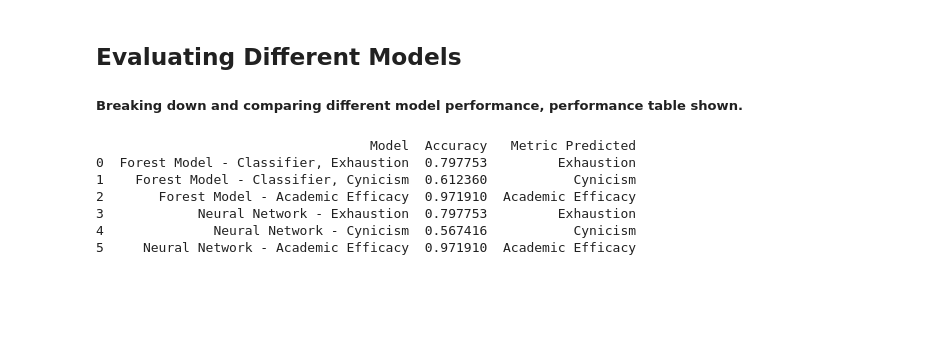
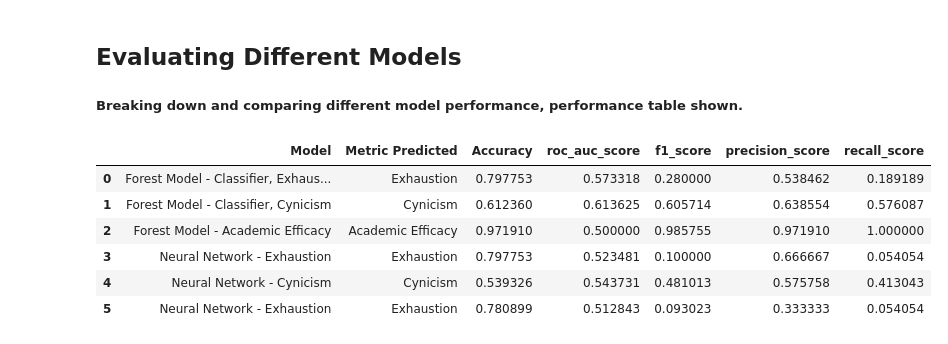
Before and after one commit to OrionSehn-personal/BurnoutPrediction, a Jupyter notebook: Burnout_Analysis.ipynb, the cells around one changed output. Cells and saved outputs as stored; diff of their text form; code cells hidden in the pictures; blank space fills up the shorter version.

```diff
--- a/Burnout_Analysis.ipynb
+++ b/Burnout_Analysis.ipynb
@@ -115,7 +114,7 @@ for train_index, val_index in split.split(data, data["mbi_ex"]):
 
 # Dataframe to hold results on performance of models
 
-results = pd.DataFrame(columns=['Model', 'Accuracy', 'Metric Predicted', 'roc_auc_score', 'f1_score'])
+results = pd.DataFrame(columns=['Model', 'Metric Predicted', 'Accuracy', 'roc_auc_score', 'f1_score', 'precision_score', 'recall_score'])
 # %% [markdown]
 ### Predicting Burnout:
 
@@ -150,7 +149,7 @@ train_X = train[['age', 'year', 'sex', 'glang', 'part', 'job', 'stud_h', 'health
 #using random forest classifier to predict burnout
 from sklearn.ensemble import RandomForestClassifier
 from sklearn.metrics import accuracy_score
-from sklearn.metrics import roc_auc_score, f1_score
+from sklearn.metrics import roc_auc_score, f1_score, precision_score, recall_score
 
 
 n_estimators = [10, 100, 200, 1000]
@@ -183,7 +182,9 @@ results = results.append({\
 'Accuracy': best_forest_model_ex.score(val_X, y_ex_val),
 'Metric Predicted': 'Exhaustion',
 'roc_auc_score': roc_auc_score(y_ex_val, best_forest_model_ex.predict(val_X)),
-'f1_score': f1_score(y_ex_val, best_forest_model_ex.predict(val_X))
+'f1_score': f1_score(y_ex_val, best_forest_model_ex.predict(val_X)),
+'precision_score': precision_score(y_ex_val, best_forest_model_ex.predict(val_X)),
+'recall_score': recall_score(y_ex_val, best_forest_model_ex.predict(val_X))
   }, ignore_index=True)
 
 # Cynicism
@@ -212,6 +213,8 @@ results = results.append({
     'Metric Predicted': 'Cynicism',
     'roc_auc_score': roc_auc_score(y_cy_val, best_forest_model_cy.predict(val_X)),
     'f1_score': f1_score(y_cy_val, best_forest_model_cy.predict(val_X)),
+    'precision_score': precision_score(y_cy_val, best_forest_model_cy.predict(val_X)),
+    'recall_score': recall_score(y_cy_val, best_forest_model_cy.predict(val_X))
 }, ignore_index=True)
 
 
@@ -243,7 +246,11 @@ results = results.append(
     'Metric Predicted': 'Academic Efficacy',
     'roc_auc_score': roc_auc_score(y_ea_val, best_forest_model_ea.predict(val_X)),
     'f1_score': f1_score(y_ea_val, best_forest_model_ea.predict(val_X)),
+    'precision_score': precision_score(y_ea_val, best_forest_model_ea.predict(val_X)),
+    'recall_score': recall_score(y_ea_val, best_forest_model_ea.predict(val_X)),
     }, ignore_index=True)
+
+display(results)
 # %% [output]
 Forest Model - Classifier, Exhaustion
 Best n_estimators: 10
@@ -326,6 +344,7 @@ import tensorflow as tf
 from tensorflow.keras.models import Sequential
 from tensorflow.keras.layers import Dense
 from tensorflow.keras.activations import linear, relu, sigmoid
+tf.random.set_seed(42)
 
 epoch_nums = [25, 50]
 node_nums = [5, 8, 10]
@@ -355,12 +374,16 @@ print("Best Epochs:", best_epoch)
 print("Best Nodes:", best_node)
 print("Training score:", best_model.evaluate(train_X, y_ex_train)[1])
 print("Validation score:", best_model.evaluate(val_X, y_ex_val)[1])
+print('roc_auc_score:', roc_auc_score(y_ex_val, best_model.predict(val_X)))
+
 results = results.append({
     'Model': 'Neural Network - Exhaustion',
     'Accuracy': best_model.evaluate(val_X, y_ex_val)[1],
     'Metric Predicted': 'Exhaustion',
-    'roc_auc_score': roc_auc_score(y_ex_val, best_model.predict(val_X)),
-    'f1_score': f1_score(y_ex_val, best_model.predict(val_X)),
+    'roc_auc_score': roc_auc_score(y_ex_val, best_model.predict(val_X).round()),
+    'f1_score': f1_score(y_ex_val, best_model.predict(val_X).round()),
+    'precision_score': precision_score(y_ex_val, best_model.predict(val_X).round()),
+    'recall_score': recall_score(y_ex_val, best_model.predict(val_X).round()),
     }, ignore_index=True)
 
 # Cynicism
@@ -393,8 +416,10 @@ results = results.append({
     'Model': 'Neural Network - Cynicism',
     'Accuracy': best_model.evaluate(val_X, y_cy_val)[1],
     'Metric Predicted': 'Cynicism',
-    'roc_auc_score': roc_auc_score(y_cy_val, best_model.predict(val_X)),
-    'f1_score': f1_score(y_cy_val, best_model.predict(val_X)),
+    'roc_auc_score': roc_auc_score(y_cy_val, best_model.predict(val_X).round()),
+    'f1_score': f1_score(y_cy_val, best_model.predict(val_X).round()),
+    'precision_score': precision_score(y_cy_val, best_model.predict(val_X).round()),
+    'recall_score': recall_score(y_cy_val, best_model.predict(val_X).round()),
     }, ignore_index=True)
 
 # Academic Efficacy
@@ -431,6 +456,8 @@ results = results.append({
     'Metric Predicted': 'Academic Efficacy',
     'roc_auc_score': roc_auc_score(y_ea_val, best_model.predict(val_X)),
     'f1_score': f1_score(y_ea_val, best_model.predict(val_X)),
+    'precision_score': precision_score(y_ea_val, best_model.predict(val_X).round()),
+    'recall_score': recall_score(y_ea_val, best_model.predict(val_X).round()),
     }, ignore_index=True)
 # %% [output]
 Neural Network - Exhaustion
@@ -457,12 +483,12 @@ ValueError: Classification metrics can't handle a mix of binary and continuous t
 ## Evaluating Different Models
 ##### Breaking down and comparing different model performance, performance table shown.
 # %%
-print(results)
+display(results)
 # %% [output]
-                                   Model  Accuracy   Metric Predicted
-0  Forest Model - Classifier, Exhaustion  0.797753         Exhaustion
-1    Forest Model - Classifier, Cynicism  0.612360           Cynicism
-2       Forest Model - Academic Efficacy  0.971910  Academic Efficacy
-3            Neural Network - Exhaustion  0.797753         Exhaustion
-4              Neural Network - Cynicism  0.567416           Cynicism
-5     Neural Network - Academic Efficacy  0.971910  Academic Efficacy
+|  | Model | Metric Predicted | Accuracy | roc_auc_score | f1_score | precision_score | recall_score |
+| 0 | Forest Model - Classifier, Exhaus... | Exhaustion | 0.797753 | 0.573318 | 0.280000 | 0.538462 | 0.189189 |
+| 1 | Forest Model - Classifier, Cynicism | Cynicism | 0.612360 | 0.613625 | 0.605714 | 0.638554 | 0.576087 |
+| 2 | Forest Model - Academic Efficacy | Academic Efficacy | 0.971910 | 0.500000 | 0.985755 | 0.971910 | 1.000000 |
+| 3 | Neural Network - Exhaustion | Exhaustion | 0.797753 | 0.523481 | 0.100000 | 0.666667 | 0.054054 |
+| 4 | Neural Network - Cynicism | Cynicism | 0.539326 | 0.543731 | 0.481013 | 0.575758 | 0.413043 |
+| 5 | Neural Network - Exhaustion | Exhaustion | 0.780899 | 0.512843 | 0.093023 | 0.333333 | 0.054054 |
```
Also changed, not shown: parts of 4 cells of this notebook.
